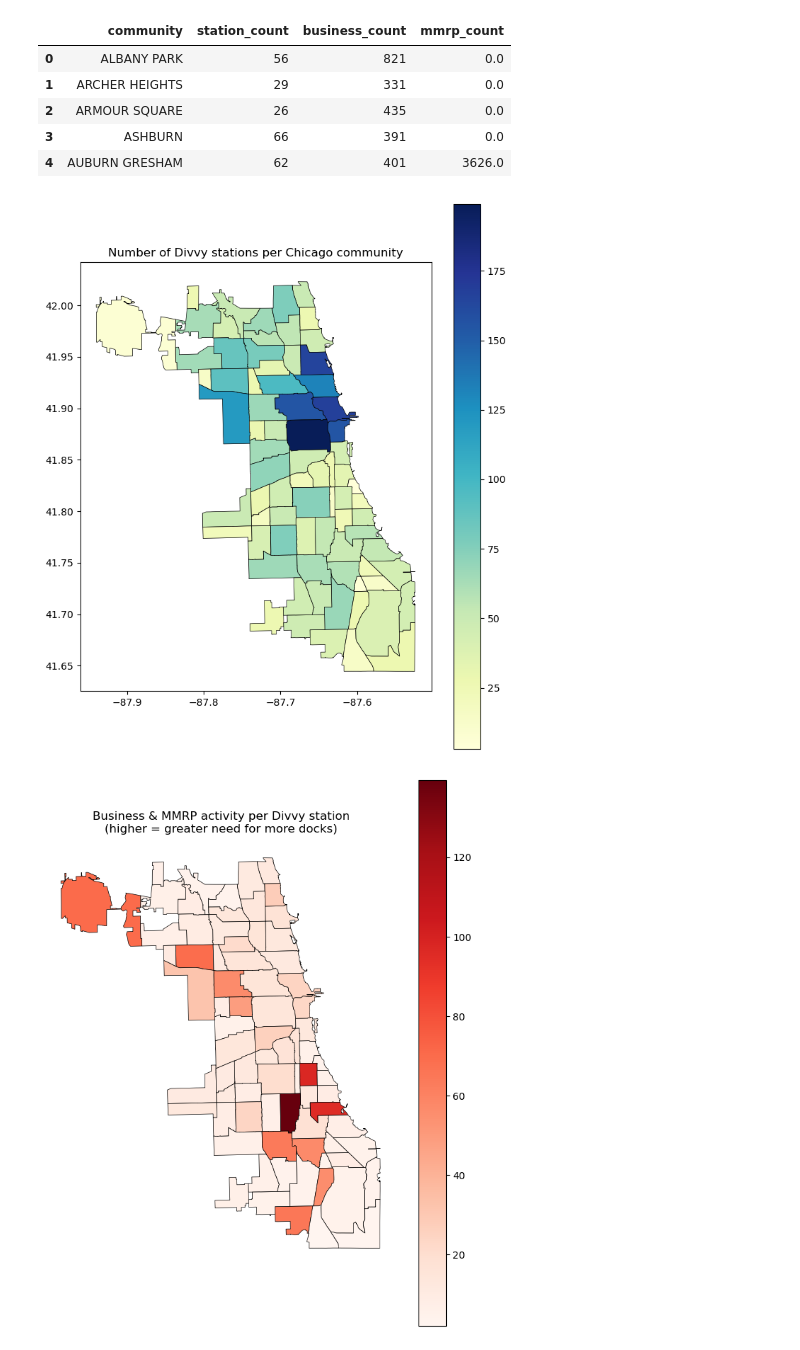
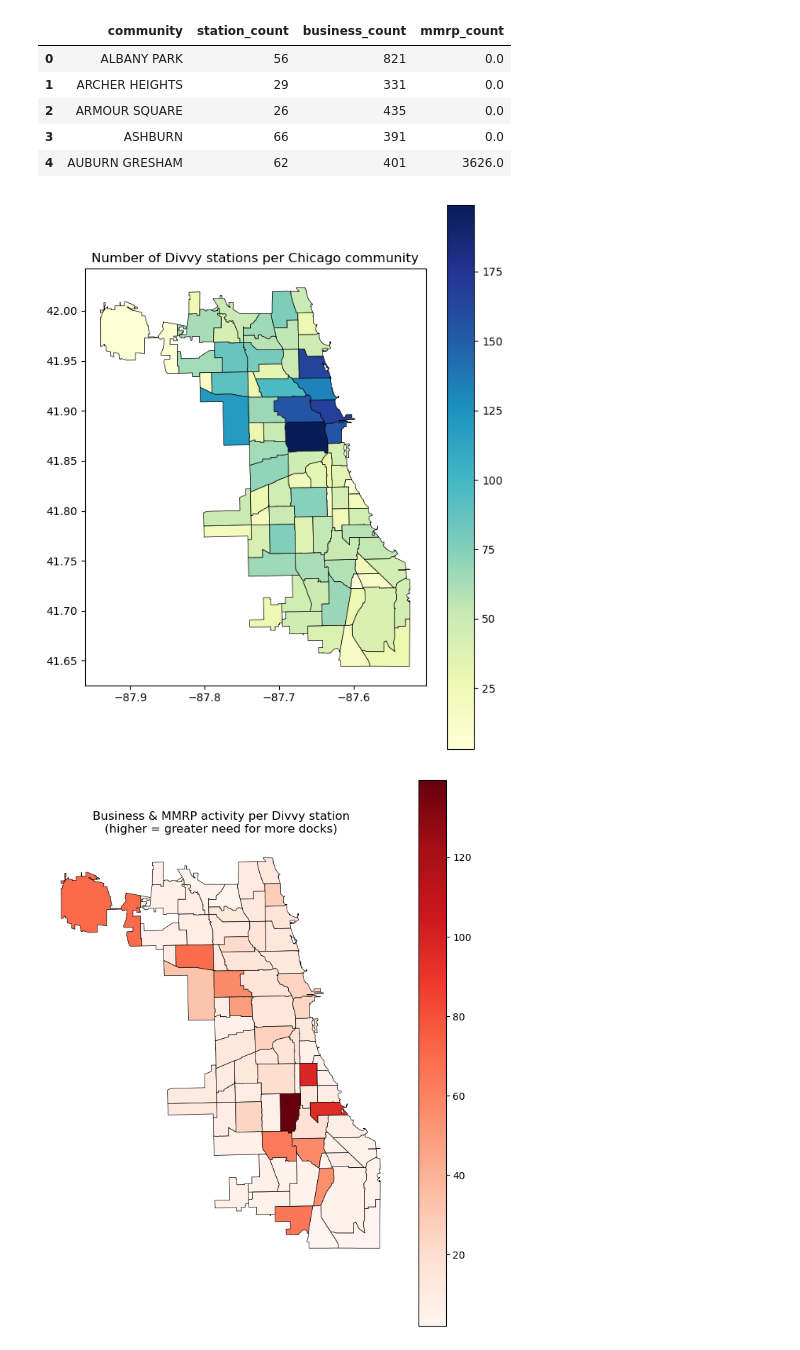
Before and after one commit to JonasGoldberg18/STAT303_Final_Project, a Jupyter notebook: Project Code Template.ipynb, the cells around one changed output. Cells and saved outputs as stored; diff of their text form; code cells hidden in the pictures.

```diff
--- a/Project Code Template.ipynb
+++ b/Project Code Template.ipynb
@@ -1011,12 +1048,12 @@ community_stats.head()
 # %%
 comm_with_counts = chi.merge(station_counts, on='community', how='left')
 comm_with_counts['station_count'] = comm_with_counts['station_count'].fillna(0)
 
-ax = comm_with_counts.plot(column='station_count',cmap='YlGnBu',legend=True,edgecolor='black',linewidth=0.5,figsize=(8, 10))
+ax = comm_with_counts.plot(column='station_count',cmap='YlGnBu',legend=True,edgecolor='black',linewidth=0.5,figsize=(7, 9))
 ax.set_title("Number of Divvy stations per Chicago community")
 plt.show()
 # %% [output]
-[figure, old version]
+[figure, new version]
 # %%
 community_stats['econ_total'] = (community_stats['business_count'] + community_stats['mmrp_count'])
 community_stats['bike_need_index'] = (community_stats['econ_total'] / (community_stats['station_count'] + 1))
```
Also changed, not shown: parts of 2 cells of this notebook, 1 other file.
